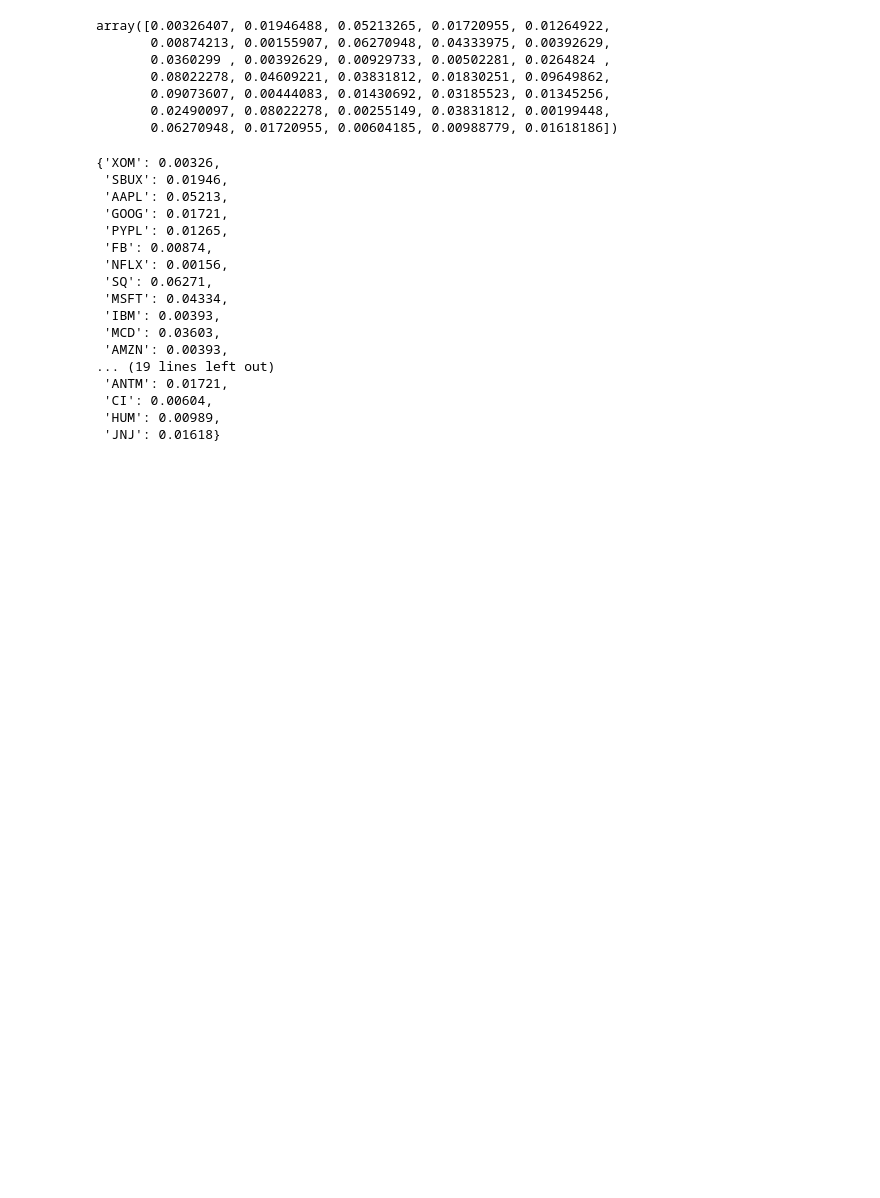
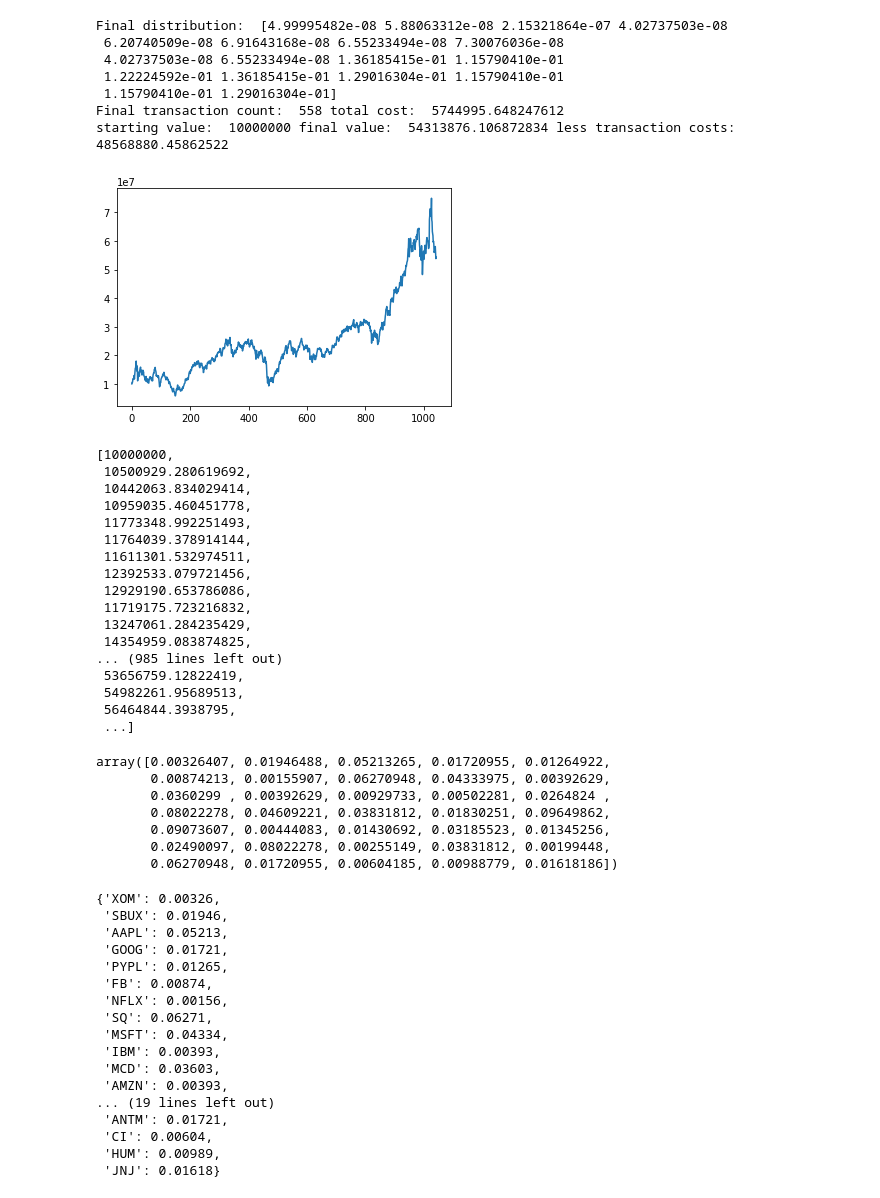
Before and after one commit to soujanyaduggirala/OnlineLearningStockPortfolios, a Jupyter notebook: rwma.ipynb, the cells around one changed output. Saved outputs shown, nothing was run; the diff lists cells and outputs as text; code cells hidden in the pictures; blank space fills up the shorter version.

```diff
--- a/rwma.ipynb
+++ b/rwma.ipynb
@@ -4,7 +5 @@ import pandas as pd
 #import random
-# %%
-def weight_init(experts,method=1):
-    return np.ones(experts)
-
-def losses(data,time,method=1):
-    return (data.iloc[time]<0).astype(int)
@@ -45,0 +6,16 @@ def rwma(data):
+# %%
+def weight_init(experts,opening,method):
+    #add market cap initialization
+    if method == 'equal':
+        w = np.ones(experts)
+        w[opening.iloc[0]==0] = 0
+        w[opening.iloc[0].isnull()] = 0
+        return w
+
+def losses(opening,closing,method):
+    if method == 'absolute': #absolute return (close-open)
+        return ((closing-opening)<0).astype(int)
+#     elif method=='pricerel': #price relative #closing over opening
+#         return (closing/opening<1).astype(int) #same as absolute
+    elif method==3: #beta
+        return 1
@@ -46,3 +112,33 @@ def rwma(data):
+# %%
+filename = 'highvol_weekly.xlsx'
+# %%
+rwma(filename,'absolute','equal')
+# %% [output]
+Final distribution:  [4.99995482e-08 5.88063312e-08 2.15321864e-07 4.02737503e-08
+ 6.20740509e-08 6.91643168e-08 6.55233494e-08 7.30076036e-08
+ 4.02737503e-08 6.55233494e-08 1.36185415e-01 1.15790410e-01
+ 1.22224592e-01 1.36185415e-01 1.29016304e-01 1.15790410e-01
+ 1.15790410e-01 1.29016304e-01]
+Final transaction count:  558 total cost:  5744995.648247612
+starting value:  10000000 final value:  54313876.106872834 less transaction costs:  48568880.45862522
+[figure, added]
+[10000000,
+ 10500929.280619692,
+ 10442063.834029414,
+ 10959035.460451778,
+ 11773348.992251493,
+ 11764039.378914144,
+ 11611301.532974511,
+ 12392533.079721456,
+ 12929190.653786086,
+ 11719175.723216832,
+ 13247061.284235429,
+ 14354959.083874825,
+... (985 lines left out)
+ 53656759.12822419,
+ 54982261.95689513,
+ 56464844.3938795,
+ ...]
 # %%
 data = pd.read_excel('trading_data.xlsx')
 (rwma(data))
```
Also changed, not shown: parts of 3 cells of this notebook.
